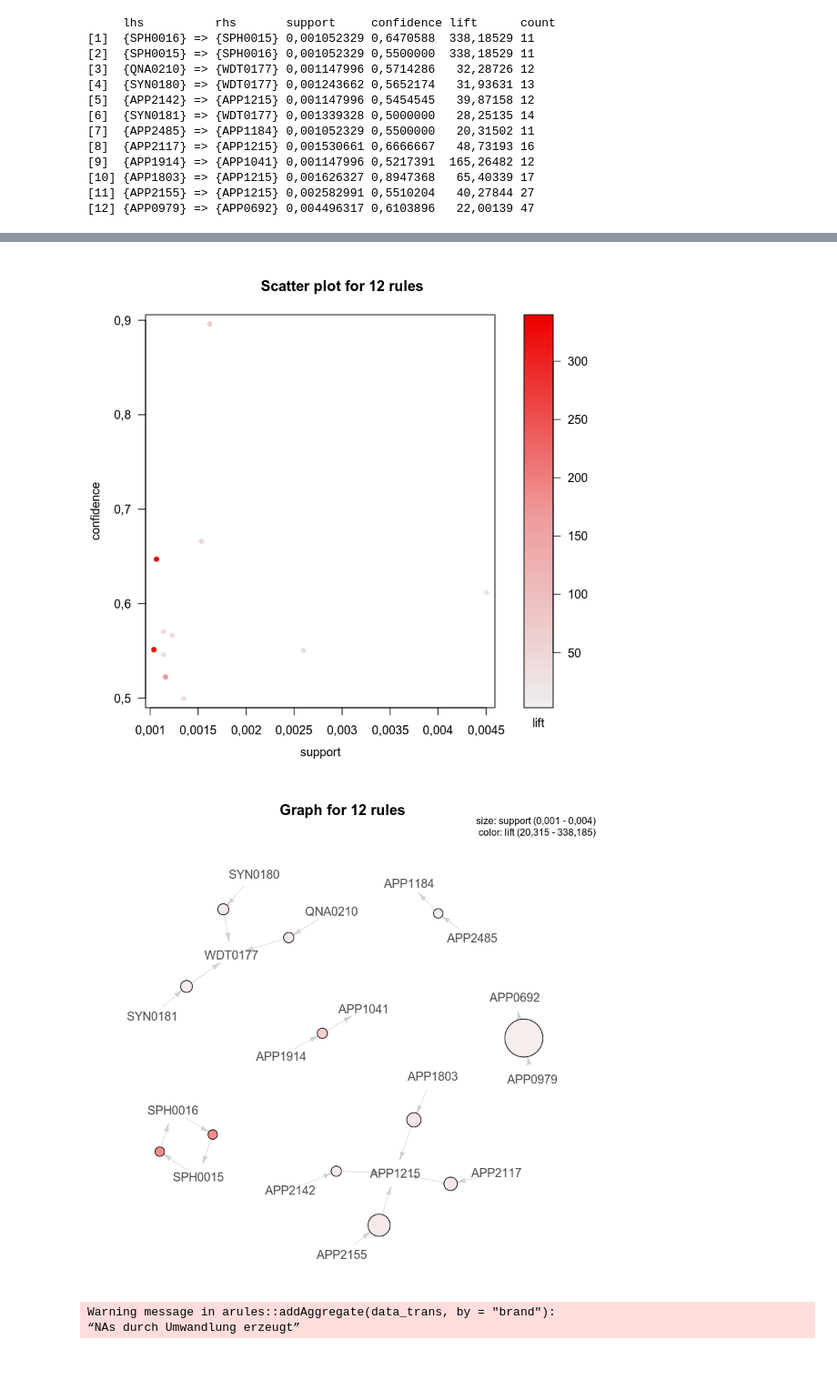
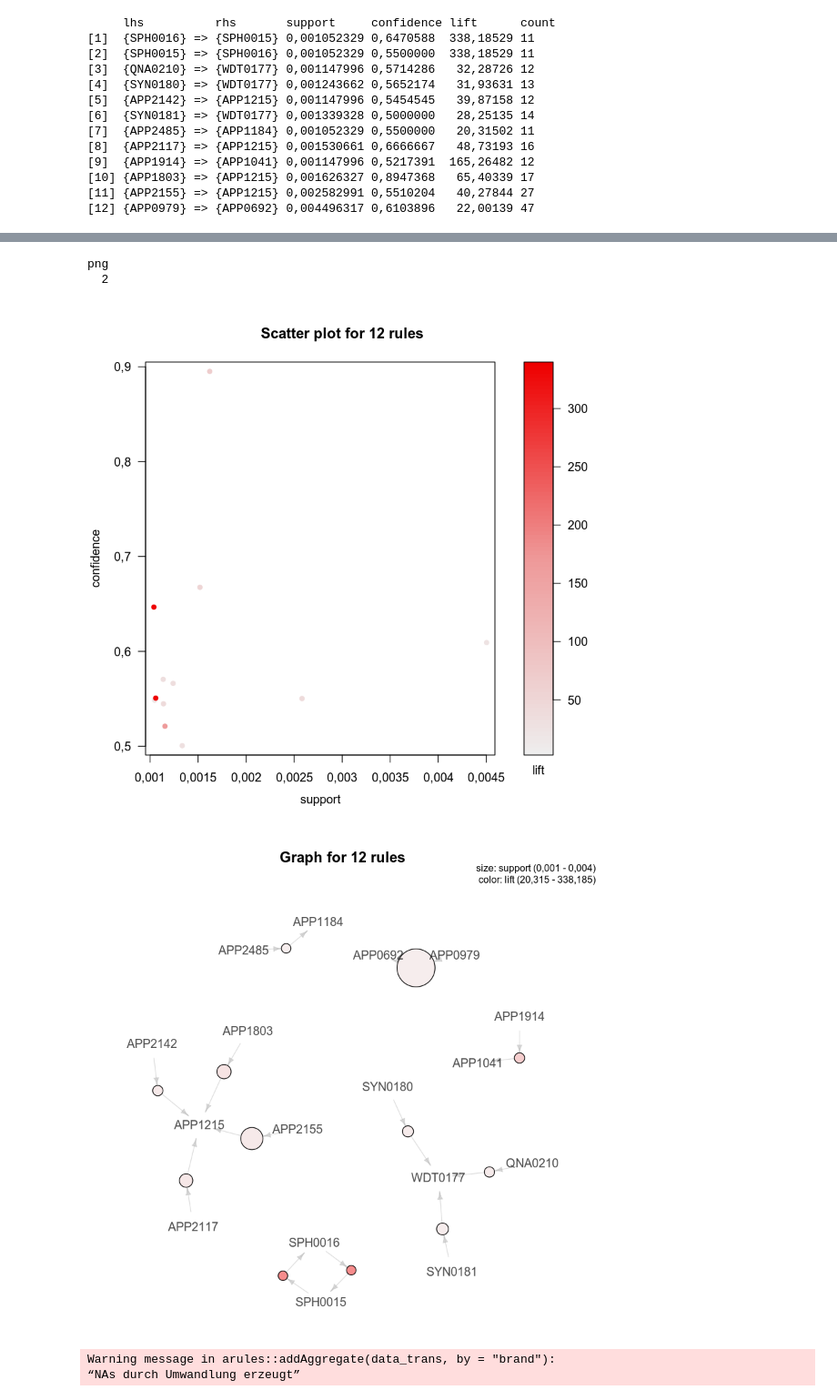
Before and after one commit to TuomoKareoja/product-associations-discovery, a Jupyter notebook: notebooks/exploratory/apriori_exploration.ipynb, the cells around one changed output, grey strips where cells are left out. Shown: that part at 91% size. Drawn from its saved outputs; the diff is of its cells as text; code cells hidden in the pictures; blank space fills up the shorter version.

```diff
--- a/notebooks/exploratory/apriori_exploration.ipynb
+++ b/notebooks/exploratory/apriori_exploration.ipynb
@@ -122,9 +122,15 @@ set of 12 rules
 [11] {APP2155} => {APP1215} 0,002582991 0,5510204   40,27844 27
 [12] {APP0979} => {APP0692} 0,004496317 0,6103896   22,00139 47
 # %%
-# Visualizing the rules
+# Visualizing the rules and saving the plots
 library(arulesViz)
+png("../../reports/figures/apriori_product_level_plot.png")
 plot(rules)
+dev.off()
+plot(rules)
+png("../../reports/figures/apriori_product_level_graph.png")
 plot(rules, method='graph')
+dev.off()
+plot(rules, method='graph')
 # %% [output]
 To reduce overplotting, jitter is added! Use jitter = 0 to prevent jitter.
@@ -131,5 +140,7 @@ To reduce overplotting, jitter is added! Use jitter = 0 to prevent jitter.
+png
+  2
 [figure]
-[figure, old version]
+[figure, new version]
 # %%
 # Trying to use product brand abbreviations with the the actual products
 data_trans_brand <- arules::addAggregate(data_trans, by="brand")
```
Also changed, not shown: parts of 7 cells of this notebook, 17 other files.
